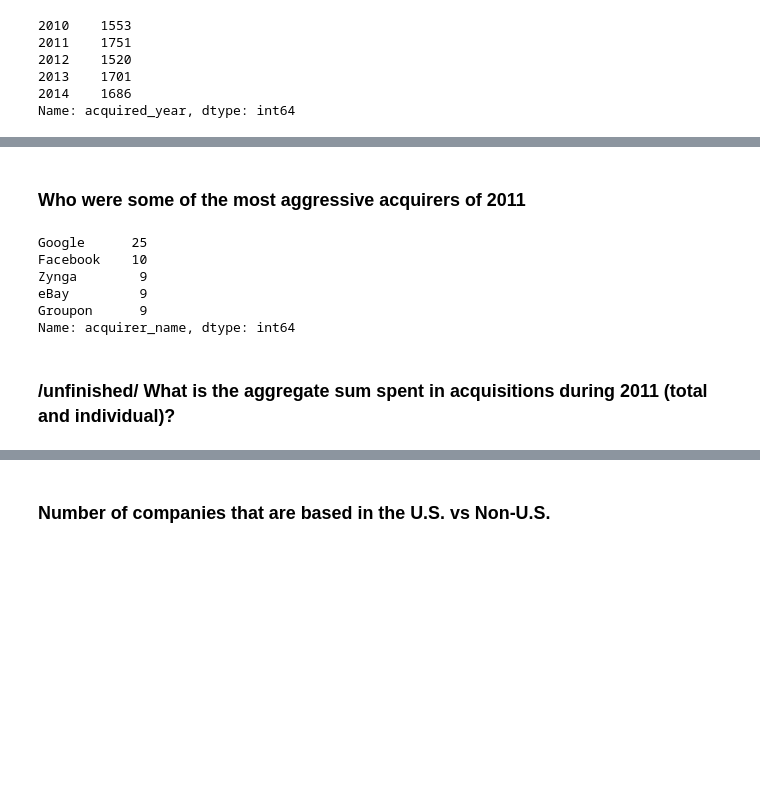
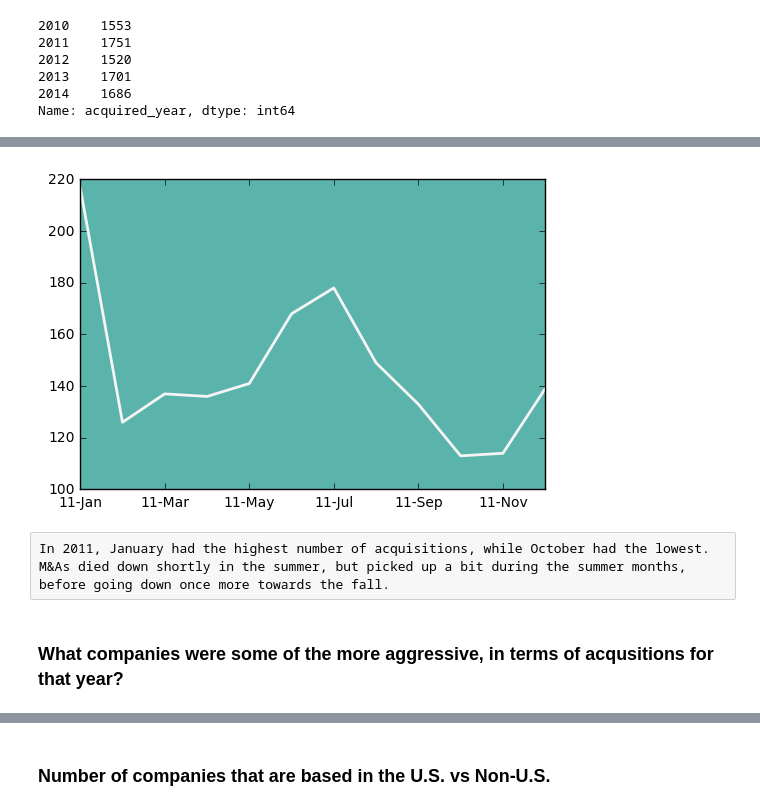
Before and after one commit to garenshtam/iPythonNotebook, a Jupyter notebook: Mini Data Project.ipynb, the cells around one changed output, grey strips where cells are left out. Cells and saved outputs as stored; diff of their text form; code cells hidden in the pictures; blank space fills up the shorter version.

```diff
--- a/Mini Data Project.ipynb
+++ b/Mini Data Project.ipynb
@@ -58,0 +48,5 @@ Name: acquired_month, dtype: int64
+# %%
+months = acq[acq.acquired_year == 2011]
+months = months.acquired_month.value_counts().head(12)
+months = months.reindex(["11-Jan", "11-Feb", "11-Mar", "11-Apr", "11-May", "11-Jun", "11-Jul", "11-Aug", "11-Sep", "11-Oct", "11-Nov", "11-Dec"])
+months
@@ -59,16 +67,14 @@ Name: acquired_month, dtype: int64
+# %%
+import matplotlib.pyplot as plt
+months.plot(linewidth=2, color='#f5f5f5', drawstyle='default').set_axis_bgcolor('#5ab4ac')
+# %% [output]
+[figure, added]
+# %% [raw]
+In 2011, January had the highest number of acquisitions, while October had the lowest. M&As died down shortly in the summer, but picked up a bit during the summer months, before going down once more towards the fall.
 # %% [markdown]
-### Who were some of the most aggressive acquirers of 2011
+### What companies were some of the more aggressive, in terms of acqusitions for that year?
 # %%
 acq = acq[acq.acquired_year == 2011]
 list_acq = acq[acq.acquired_year == 2011]
-list_acq = acq.acquirer_name.value_counts().head()
-list_acq
+list_acq = acq.acquirer_name.value_counts()
+list_acq = list_acq.head(15)
-# %% [output]
-Google      25
-Facebook    10
-Zynga        9
-eBay         9
-Groupon      9
-Name: acquirer_name, dtype: int64
-# %% [markdown]
-### /unfinished/ What is the aggregate sum spent in acquisitions during 2011 (total and individual)?
```
Also changed, not shown: parts of 31 cells of this notebook.
